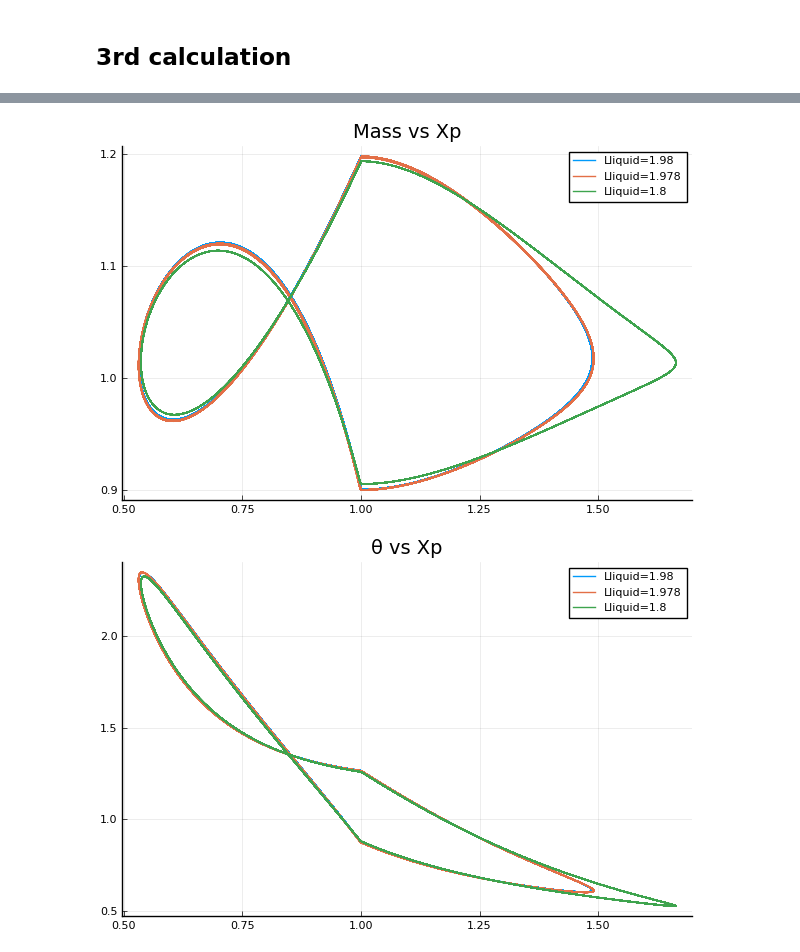
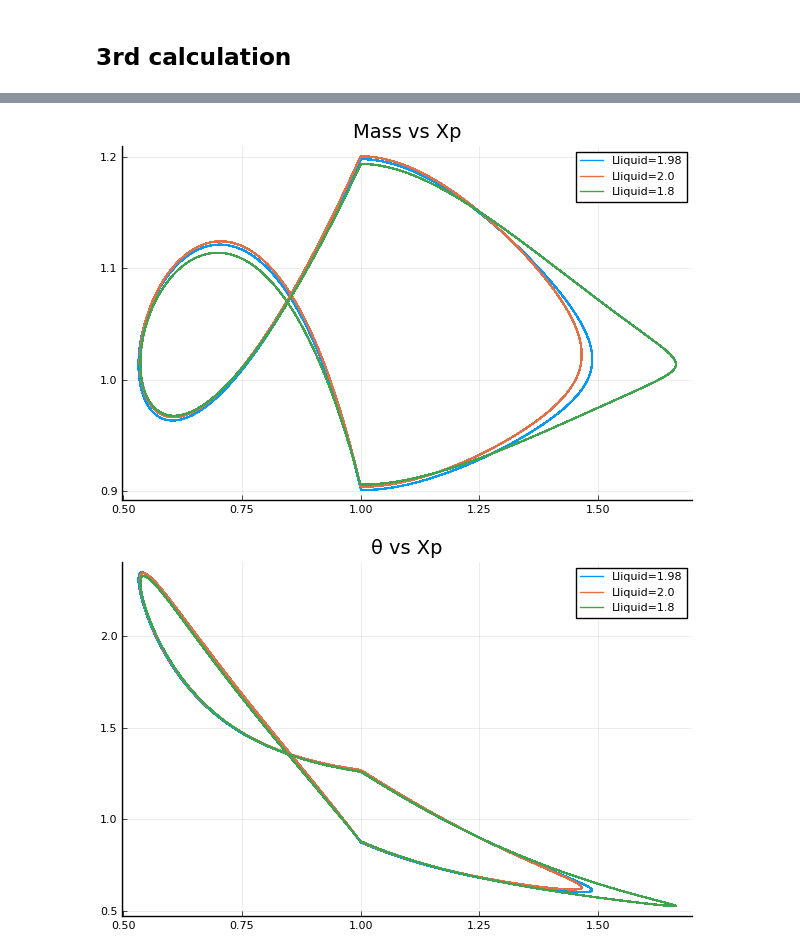
Before and after one commit to liyuxuan48/OneDThermalFlow, a Jupyter notebook: examples/sensitivity/U shape PHP dynamics liquid length sensitivity.ipynb, the cells around one changed output, grey strips where cells are left out. Drawn from its saved outputs; the diff is of its cells as text; code cells hidden in the pictures.

```diff
--- a/examples/sensitivity/U shape PHP dynamics liquid length sensitivity.ipynb
+++ b/examples/sensitivity/U shape PHP dynamics liquid length sensitivity.ipynb
@@ -160,7 +160,7 @@ result1=soltoResult(sol,sys0);
 # %% [markdown]
 ## 2nd calculation
 # %%
-X0 = [(1,3-0.022)]
+X0 = [(1.0,2.9999)]
 liquids=LiquidSlug(γ,ω0,℘,X0,dXdt0)
 
 sys0 = PHPSystem(tube,evap,cond,liquids,vapors)
@@ -224,12 +224,12 @@ plot!(result3.t,result3.θ[1],label="Lliquid=1.8",xlim=(0.0,0.1),ylim=(0.5,1.5),
 # %%
 plot(result1.Xp[1][Integer(length(result1.Xp[1])/2):end],result1.M[1][Integer(length(result1.Xp[1])/2):end],label="Lliquid=1.98")
-plot!(result2.Xp[1][Integer(length(result1.Xp[1])/2):end],result2.M[1][Integer(length(result1.Xp[1])/2):end],label="Lliquid=1.978")
+plot!(result2.Xp[1][Integer(length(result1.Xp[1])/2):end],result2.M[1][Integer(length(result1.Xp[1])/2):end],label="Lliquid=2.0")
 plot!(result3.Xp[1][Integer(length(result1.Xp[1])/2):end],result3.M[1][Integer(length(result1.Xp[1])/2):end],label="Lliquid=1.8",title="Mass vs Xp")
 # %% [output]
-[figure, old version]
+[figure, new version]
 # %%
 plot(result1.Xp[1][Integer(length(result1.Xp[1])/2):end],result1.P[1][Integer(length(result1.Xp[1])/2):end],label="Lliquid=1.98")
-plot!(result2.Xp[1][Integer(length(result1.Xp[1])/2):end],result2.P[1][Integer(length(result1.Xp[1])/2):end],label="Lliquid=1.978")
+plot!(result2.Xp[1][Integer(length(result1.Xp[1])/2):end],result2.P[1][Integer(length(result1.Xp[1])/2):end],label="Lliquid=2.0")
 plot!(result3.Xp[1][Integer(length(result1.Xp[1])/2):end],result3.P[1][Integer(length(result1.Xp[1])/2):end],label="Lliquid=1.8",title="θ vs Xp")
 # %% [output]
-[figure, old version]
+[figure, new version]
```
Also changed, not shown: parts of 4 cells of this notebook.
